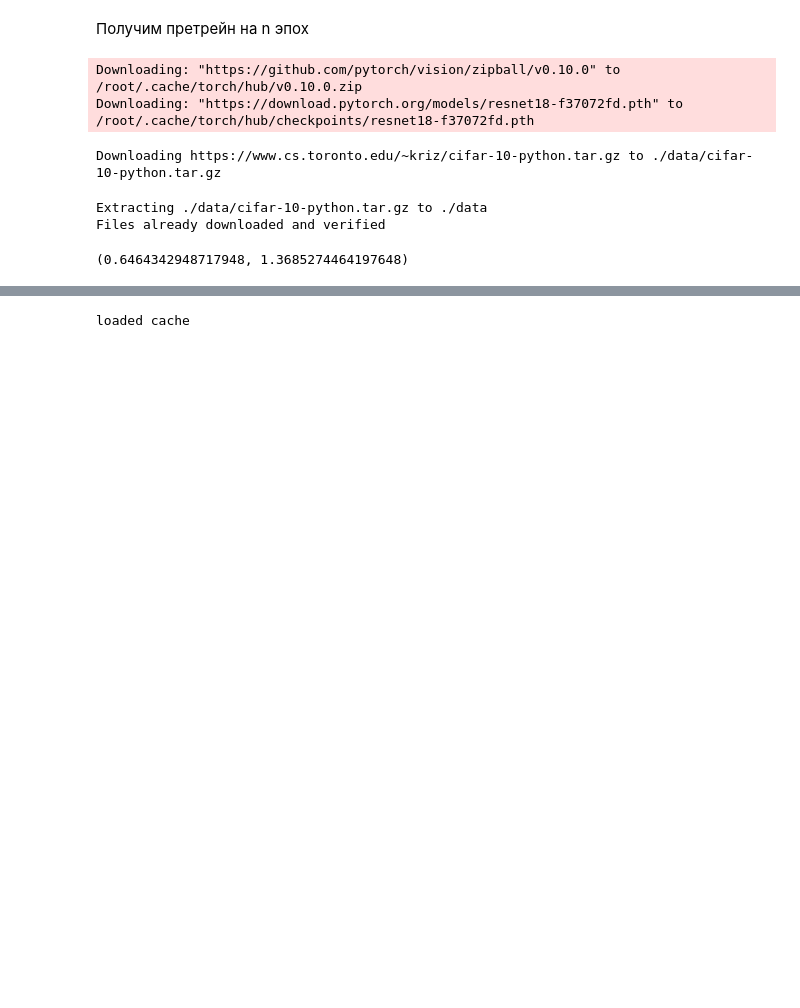
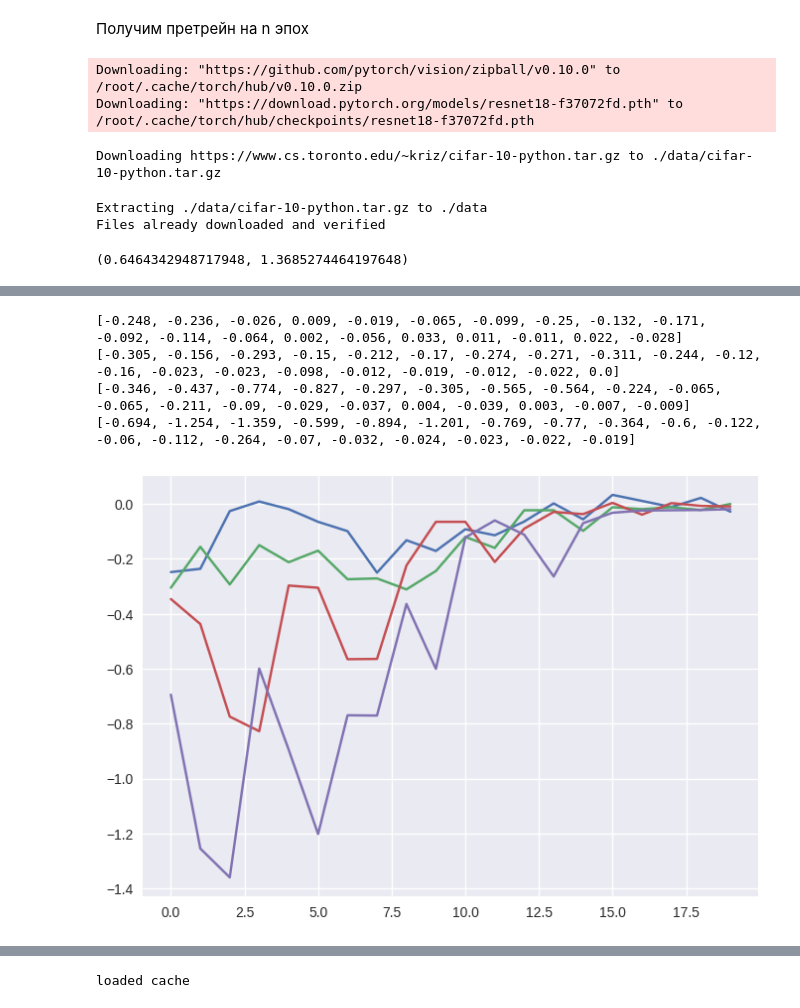
Before and after one commit to intsystems/2023-Problem-140, a Jupyter notebook: code/basic_experiment.ipynb, the cells around one changed output, grey strips where cells are left out. Cells and saved outputs as stored; diff of their text form; code cells hidden in the pictures; blank space fills up the shorter version.

```diff
--- a/code/basic_experiment.ipynb
+++ b/code/basic_experiment.ipynb
@@ -184,0 +198,4 @@ plt.savefig(f'{figures}/convergence_rel.pdf', bbox_inches='tight')
+# %%
+history = [[loss + lambd*lat for loss, lat in zip(report['loss'], report['lat'])] for lambd, report in relaxed_report.items()]
+history = [[round(l, 3) for l in h] for h in history]
+print(*history, sep='\n')
@@ -185,3 +207,14 @@ plt.savefig(f'{figures}/convergence_rel.pdf', bbox_inches='tight')
+# %%
+diff = [[round(h[i] - h[i-1], 3) for i in range(1, len(h))] for h in history]
+print(*diff, sep='\n')
+for h in diff:
+  plt.plot(h)
+# %% [output]
+[-0.248, -0.236, -0.026, 0.009, -0.019, -0.065, -0.099, -0.25, -0.132, -0.171, -0.092, -0.114, -0.064, 0.002, -0.056, 0.033, 0.011, -0.011, 0.022, -0.028]
+[-0.305, -0.156, -0.293, -0.15, -0.212, -0.17, -0.274, -0.271, -0.311, -0.244, -0.12, -0.16, -0.023, -0.023, -0.098, -0.012, -0.019, -0.012, -0.022, 0.0]
+[-0.346, -0.437, -0.774, -0.827, -0.297, -0.305, -0.565, -0.564, -0.224, -0.065, -0.065, -0.211, -0.09, -0.029, -0.037, 0.004, -0.039, 0.003, -0.007, -0.009]
+[-0.694, -1.254, -1.359, -0.599, -0.894, -1.201, -0.769, -0.77, -0.364, -0.6, -0.122, -0.06, -0.112, -0.264, -0.07, -0.032, -0.024, -0.023, -0.022, -0.019]
+[figure, added]
 # %%
 accs = [r['acc'][-1] for l, r in discrete_report.items()]
 lats = [r['lat'][-1] for l, r in discrete_report.items()]
```
Also changed, not shown: parts of 12 cells of this notebook.
